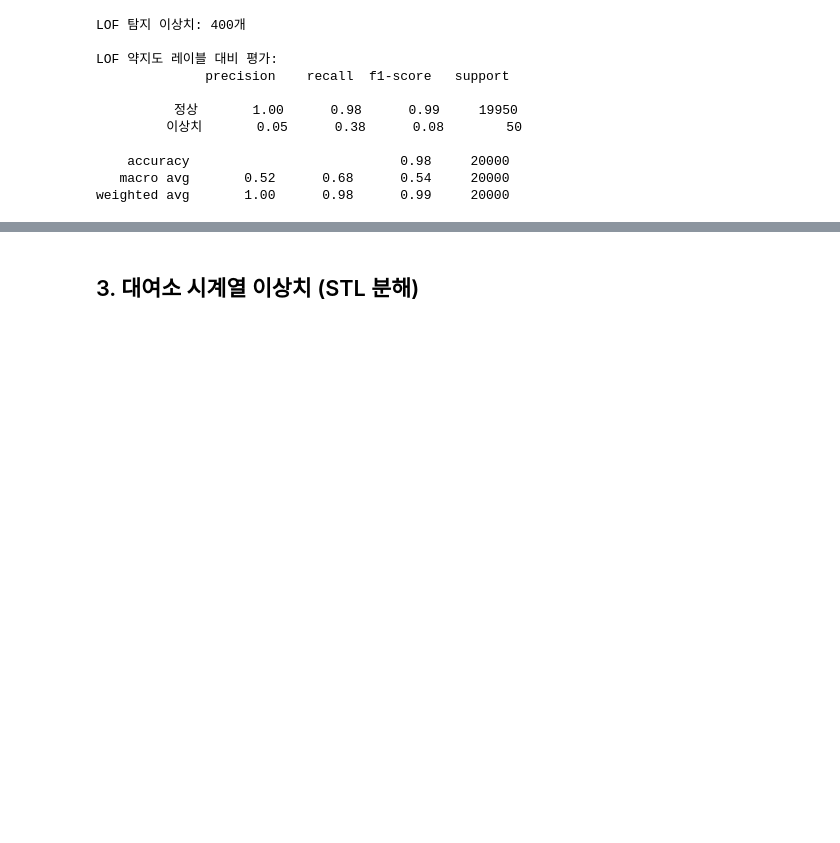
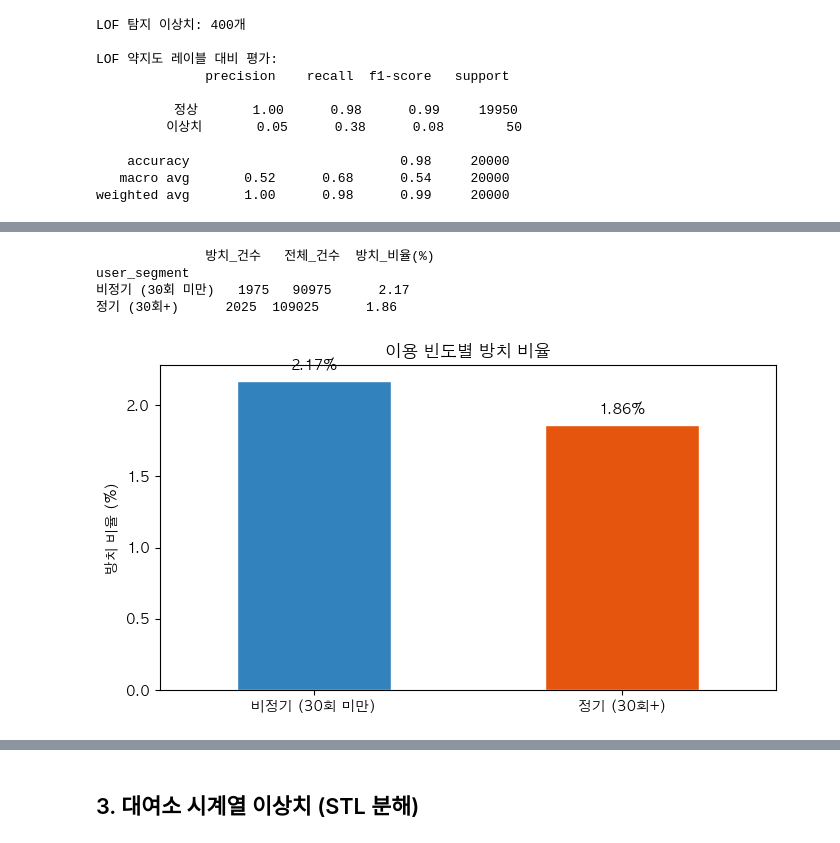
Before and after one commit to ClaraHayoungPark/seoul-bike-ml, a Jupyter notebook: notebooks/01_anomaly_detection.ipynb, the cells around one changed output, grey strips where cells are left out. Drawn from its saved outputs; the diff is of its cells as text; code cells hidden in the pictures; blank space fills up the shorter version.

```diff
--- a/notebooks/01_anomaly_detection.ipynb
+++ b/notebooks/01_anomaly_detection.ipynb
@@ -154,0 +213,43 @@ weighted avg       1.00      0.98      0.99     20000
+# %%
+# ── 3. 이용 빈도별(정기/비정기) 방치 비율 ────────────────────────────────────
+# user_id 없음 → (birth_year, gender) 조합을 유저 proxy로 사용
+df_full = df.copy()
+
+# df_sample의 인덱스는 df_full의 인덱스와 대응
+df_sample_full = df_full.loc[df_sample.index, ["birth_year", "gender"]].copy()
+df_sample_full["iso_label"] = df_sample["iso_label"].values
+
+# 유저별 이용 횟수 (전체 df 기준)
+user_freq = df_full.groupby(["birth_year", "gender"]).size().reset_index(name="total_rides")
+df_sample_full = df_sample_full.merge(user_freq, on=["birth_year", "gender"], how="left")
+
+# 정기(>= 30회) / 비정기(< 30회)
+df_sample_full["user_segment"] = df_sample_full["total_rides"].apply(
+    lambda x: "정기 (30회+)" if x >= 30 else "비정기 (30회 미만)"
+)
+
+seg_stats = df_sample_full.groupby("user_segment")["iso_label"].agg(
+    방치_건수="sum", 전체_건수="count"
+)
+seg_stats["방치_비율(%)"] = (seg_stats["방치_건수"] / seg_stats["전체_건수"] * 100).round(2)
+print(seg_stats)
+
+fig, ax = plt.subplots(figsize=(7, 4))
+colors = ["#3182bd", "#e6550d"]
+seg_stats["방치_비율(%)"].plot(kind="bar", ax=ax, color=colors, edgecolor="white", width=0.5)
+ax.set_title("이용 빈도별 방치 비율")
+ax.set_ylabel("방치 비율 (%)")
+ax.set_xlabel("")
+plt.xticks(rotation=0)
+for p in ax.patches:
+    ax.text(p.get_x() + p.get_width()/2, p.get_height() + 0.05,
+            f"{p.get_height():.2f}%", ha="center", va="bottom")
+plt.tight_layout()
+plt.savefig("../reports/figures/abandon_user_freq.png", dpi=150)
+plt.show()
+# %% [output]
+              방치_건수   전체_건수  방치_비율(%)
+user_segment
+비정기 (30회 미만)   1975   90975      2.17
+정기 (30회+)      2025  109025      1.86
+[figure, added]
```
Also changed, not shown: parts of 17 cells of this notebook.
